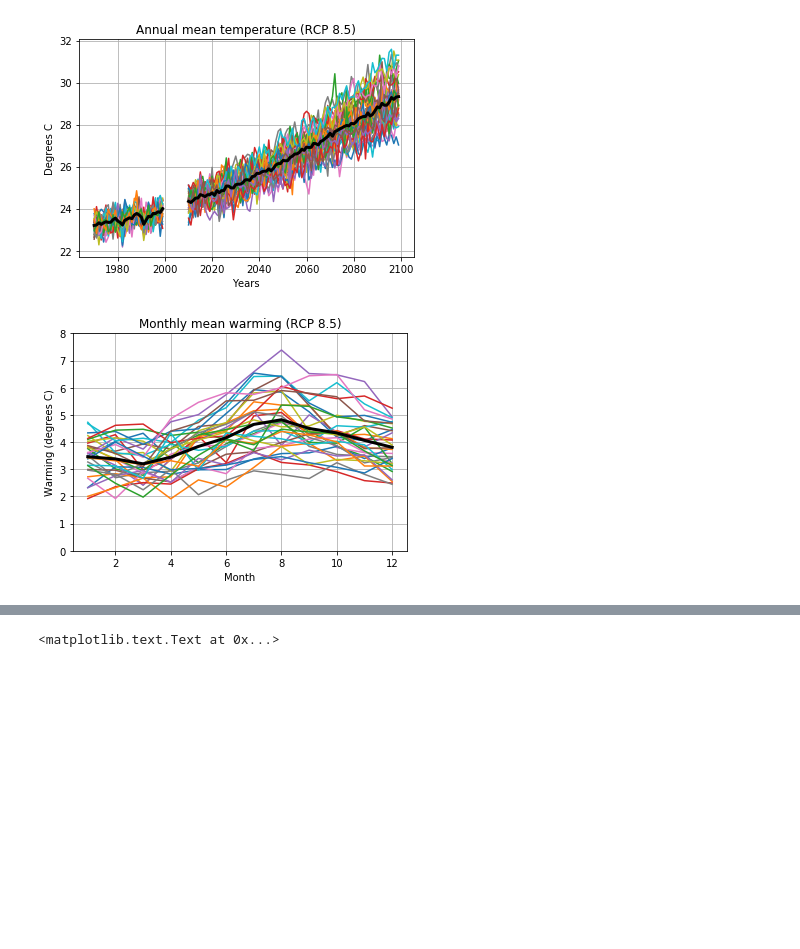
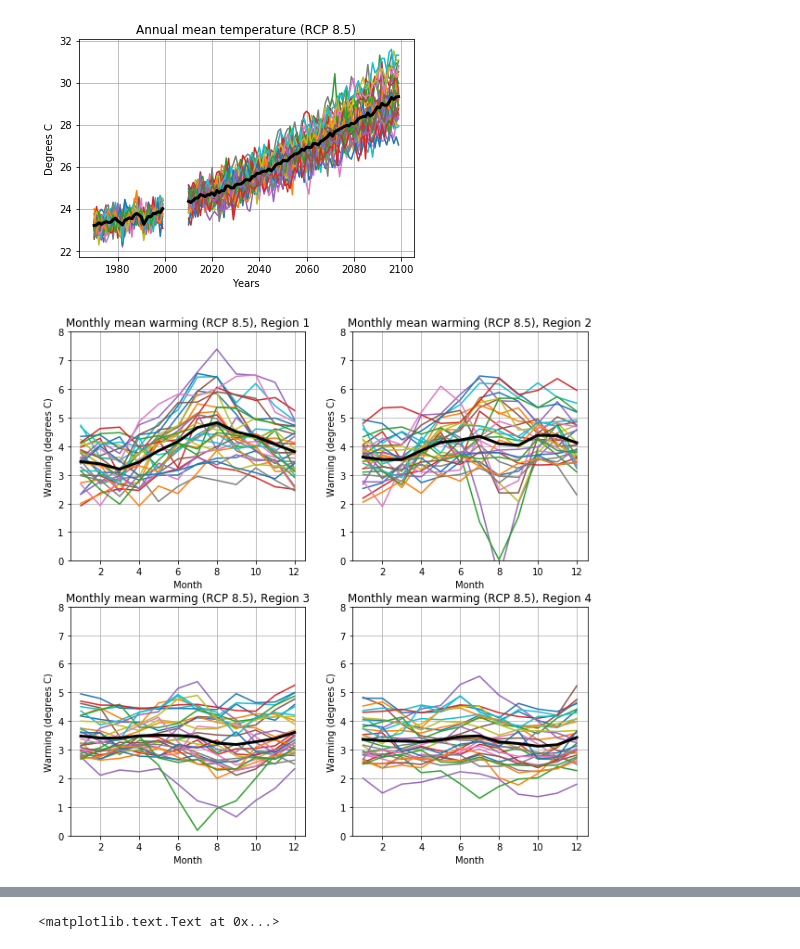
Before and after one commit to ecoffel/grad-research, a Jupyter notebook: 2017-nile-climate/nile-data-exploration.ipynb, the cells around one changed output, grey strips where cells are left out. Saved outputs shown, nothing was run; the diff lists cells and outputs as text; code cells hidden in the pictures; blank space fills up the shorter version.

Commit message:
bowen, nile

```diff
--- a/2017-nile-climate/nile-data-exploration.ipynb
+++ b/2017-nile-climate/nile-data-exploration.ipynb
@@ -76,44 +72,52 @@ plt.savefig('temp-rcp85.png', dpi=600)
 # %%
 # plot seasonal temp change
 
 import matplotlib.pyplot as plt
+import numpy
+import ni_nileUtils
 %matplotlib inline
 
-[tempHistorical, models] = readModelData('data/r1-temp-historical.csv')
-[tempRcp85, models] = readModelData('data/r1-temp-rcp85.csv')
+def calcMonthlyMeanChg(past, future):
+    [tempHistorical, models] = ni_nileUtils.readModelData(past)
+    [tempRcp85, models] = ni_nileUtils.readModelData(future)
 
-months = [1, 2, 3, 4, 5, 6, 7, 8, 9, 10, 11, 12]
+    months = [1, 2, 3, 4, 5, 6, 7, 8, 9, 10, 11, 12]
 
-futurePeriod = [2060, 2080]
+    futurePeriod = [2060, 2080]
 
-monthlyMeanChg = []
+    monthlyMeanChg = []
 
-for month in months:
-    # get indices of all days in this month
-    indHistorical = numpy.where(tempHistorical['Month'] == month)
-    # current month in the selected future time period
-    indRcp85 = numpy.where((tempRcp85['Month'] == month) & (tempRcp85['Year'] > futurePeriod[0]) & (tempRcp85['Year'] < futurePeriod[1]))
+    for month in months:
+        # get indices of all days in this month
+        indHistorical = numpy.where(tempHistorical['Month'] == month)
+        # current month in the selected future time period
+        indRcp85 = numpy.where((tempRcp85['Month'] == month) & (tempRcp85['Year'] > futurePeriod[0]) & (tempRcp85['Year'] < futurePeriod[1]))
 
-    curMonthChg = []
+        curMonthChg = []
 
-    # loop over all models
-    for model in models:
-        curMonthChg.append(numpy.nanmean(tempRcp85[model][indRcp85]) - numpy.nanmean(tempHistorical[model][indHistorical]))
+        # loop over all models
+        for model in models:
+            curMonthChg.append(numpy.nanmean(tempRcp85[model][indRcp85]) - numpy.nanmean(tempHistorical[model][indHistorical]))
 
-    monthlyMeanChg.append(curMonthChg)
+        monthlyMeanChg.append(curMonthChg)
+    return monthlyMeanChg
 
+plt.figure(0,figsize=(10,10))
+for region in [1,2,3,4]:
+    monthlyMeanChg = calcMonthlyMeanChg('data/r' + str(region) + '-temp-historical.csv','data/r' + str(region) + '-temp-rcp85.csv')
+    months = list(range(1,13))
 
-plt.figure(0)
-plt.grid()
-plt.plot(months, monthlyMeanChg)
-plt.plot(months, numpy.nanmean(monthlyMeanChg, axis=1), 'k', linewidth = 3)
-plt.xlabel('Month')
-plt.ylabel('Warming (degrees C)')
-plt.ylim([0, 8])
-plt.title('Monthly mean warming (RCP 8.5)')
-plt.savefig('monthly-warming.png', dpi=600)
+    plt.subplot(2,2,region)
+    plt.grid()
+    plt.plot(months, monthlyMeanChg)
+    plt.plot(months, numpy.nanmean(monthlyMeanChg, axis=1), 'k', linewidth = 3)
+    plt.xlabel('Month')
+    plt.ylabel('Warming (degrees C)')
+    plt.ylim([0, 8])
+    plt.title('Monthly mean warming (RCP 8.5), Region ' + str(region))
+plt.savefig('monthly-warming.png', dpi=200)
 # %% [output]
-[figure, old version]
+[figure, new version]
 # %%
 # look at monthly temperature variability
 
```
Also changed, not shown: parts of 4 cells of this notebook, 22 other files.
